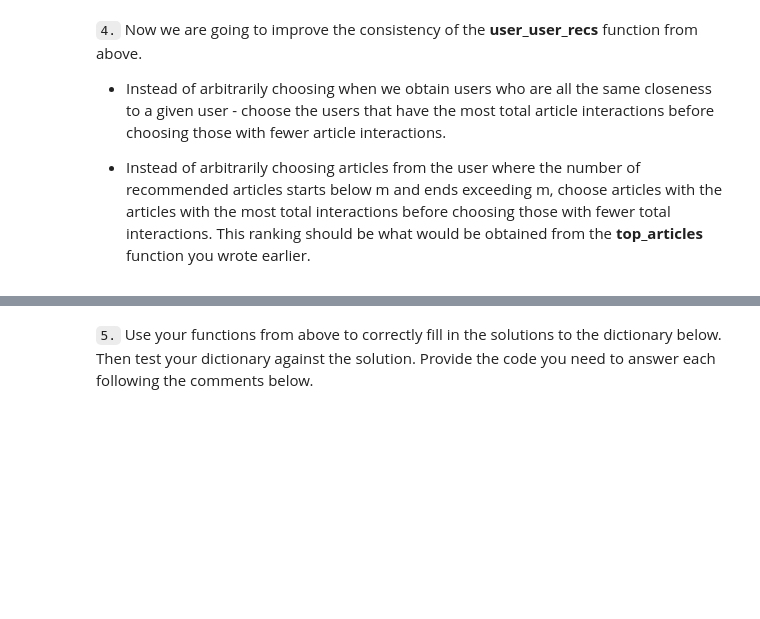
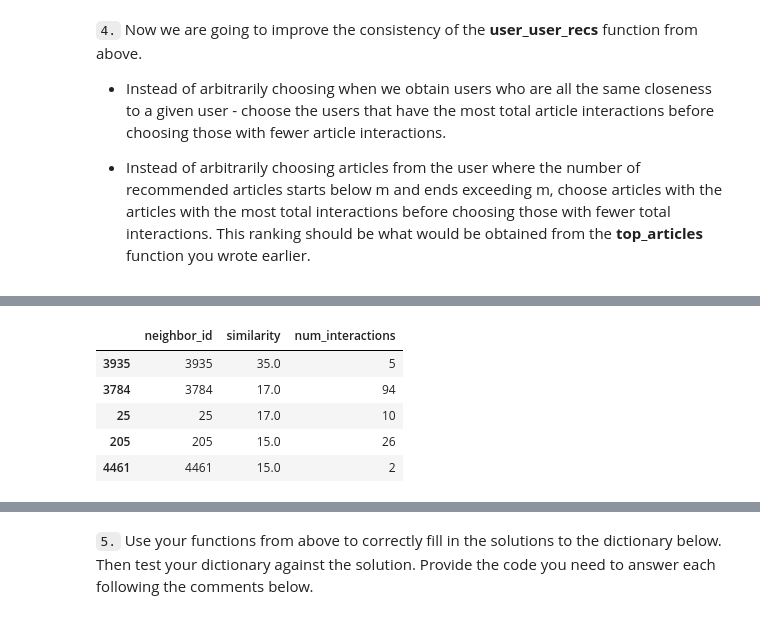
Before and after one commit to inmaugarc/DataScience_IBM_Recommendations_Engine, a Jupyter notebook: Recommendations_with_IBM.ipynb, the cells around one changed output, grey strips where cells are left out. Cells and saved outputs as stored; diff of their text form; code cells hidden in the pictures; blank space fills up the shorter version.

```diff
--- a/Recommendations_with_IBM.ipynb
+++ b/Recommendations_with_IBM.ipynb
@@ -783,3 +875,12 @@ def user_user_recs_part2(user_id, m=10):
+# %%
+get_top_sorted_users(1).head()
+# %% [output]
+|  | neighbor_id | similarity | num_interactions |
+| 3935 | 3935 | 35.0 | 5 |
+| 3784 | 3784 | 17.0 | 94 |
+| 25 | 25 | 17.0 | 10 |
+| 205 | 205 | 15.0 | 26 |
+| 4461 | 4461 | 15.0 | 2 |
 # %%
 # Quick spot check - don't change this code - just use it to test your functions
 rec_ids, rec_names = user_user_recs_part2(20, 10)
```
Also changed, not shown: parts of 33 cells of this notebook.
